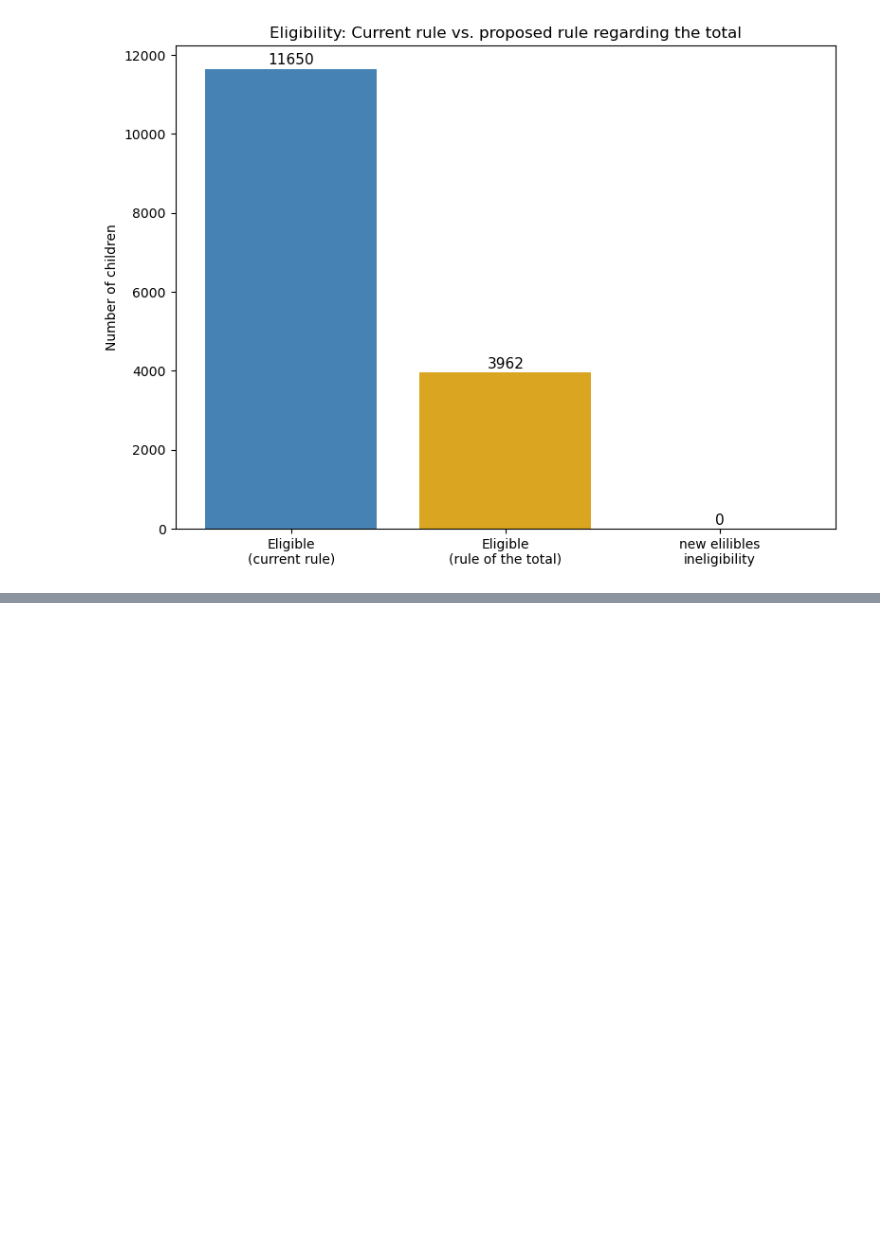
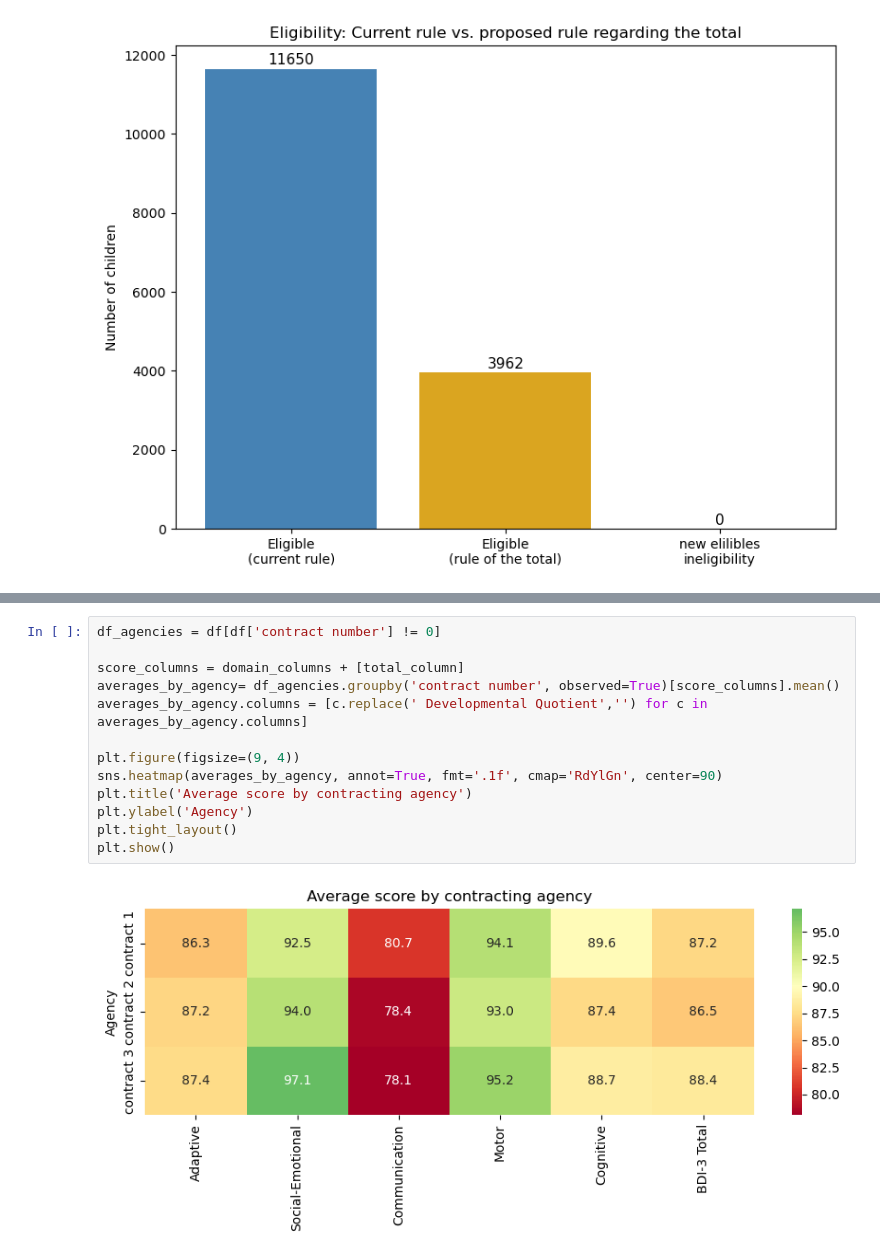
Before and after one commit to NSS-Data-Analytics-Cohort-17/partner-project-portugal, a Jupyter notebook: Angel_CBDI3-Project_2.ipynb, the cells around one changed output, grey strips where cells are left out. Saved outputs shown, nothing was run; the diff lists cells and outputs as text; blank space fills up the shorter version.

```diff
--- a/Angel_CBDI3-Project_2.ipynb
+++ b/Angel_CBDI3-Project_2.ipynb
@@ -528,0 +666,15 @@ plt.show()
+# %%
+df_agencies = df[df['contract number'] != 0]
+
+score_columns = domain_columns + [total_column]
+averages_by_agency= df_agencies.groupby('contract number', observed=True)[score_columns].mean()
+averages_by_agency.columns = [c.replace(' Developmental Quotient','') for c in averages_by_agency.columns]
+
+plt.figure(figsize=(9, 4))
+sns.heatmap(averages_by_agency, annot=True, fmt='.1f', cmap='RdYlGn', center=90)
+plt.title('Average score by contracting agency')
+plt.ylabel('Agency')
+plt.tight_layout()
+plt.show()
+# %% [output]
+[figure, added]
```
Also changed, not shown: parts of 16 cells of this notebook.
